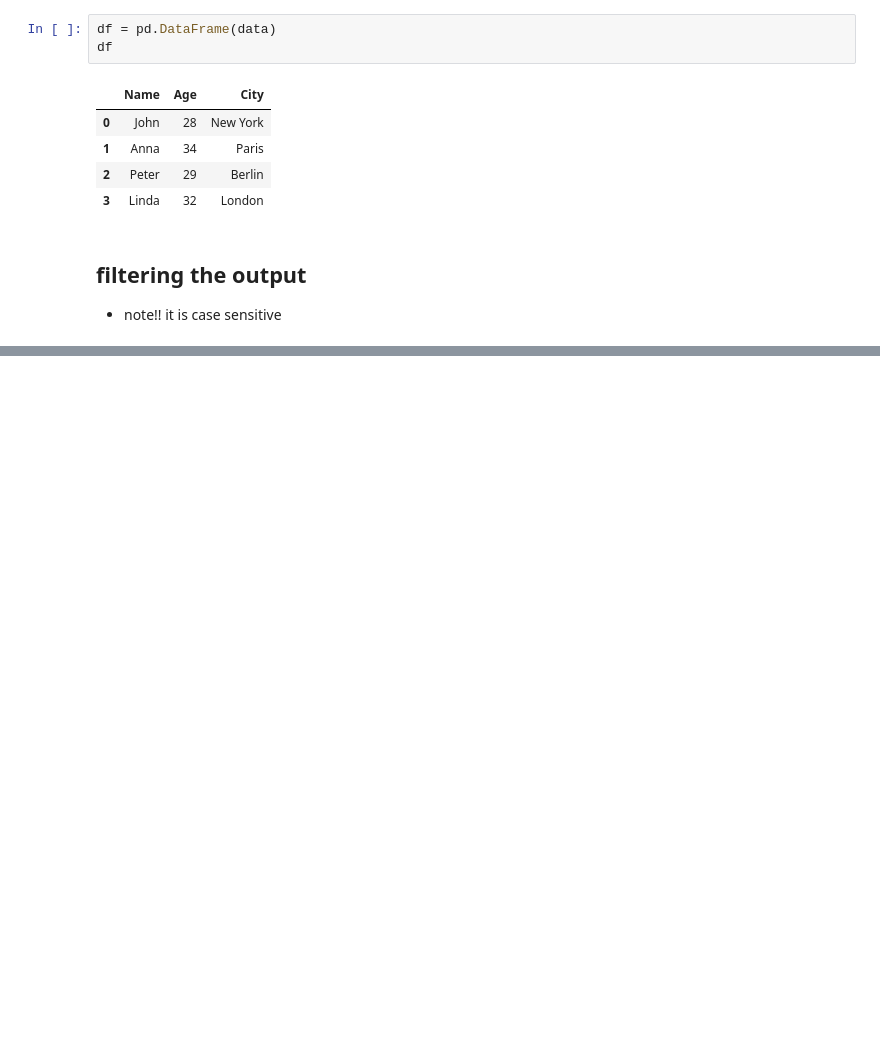
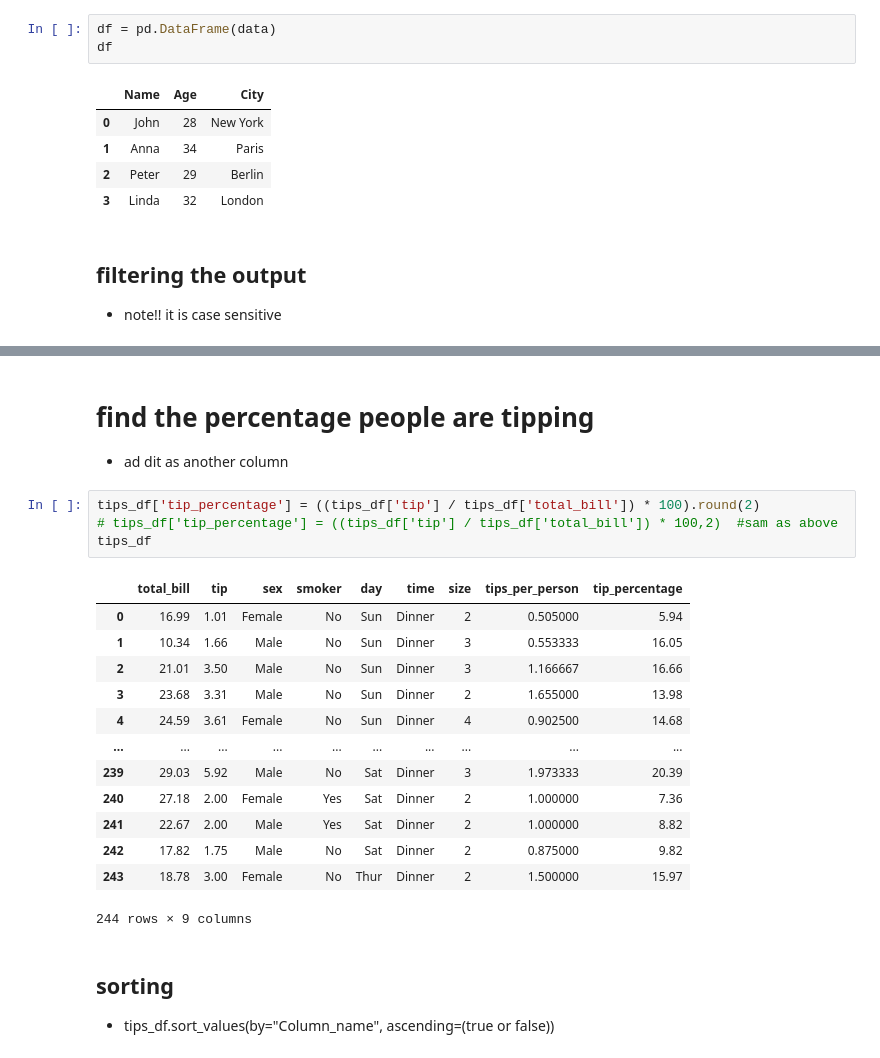
Before and after one commit to Thatom28/Python_Module, a Jupyter notebook: day_16_pandas.ipynb, the cells around one changed output, grey strips where cells are left out. Drawn from its saved outputs; the diff is of its cells as text; blank space fills up the shorter version.

```diff
--- a/day_16_pandas.ipynb
+++ b/day_16_pandas.ipynb
@@ -70,0 +208,24 @@ Name: Name, dtype: object
+# %% [markdown]
+# find the percentage people are tipping
+- ad dit as another column
+# %%
+tips_df['tip_percentage'] = ((tips_df['tip'] / tips_df['total_bill']) * 100).round(2)
+# tips_df['tip_percentage'] = ((tips_df['tip'] / tips_df['total_bill']) * 100,2)  #sam as above
+tips_df
+# %% [output]
+|  | total_bill | tip | sex | smoker | day | time | size | tips_per_person | tip_percentage |
+| 0 | 16.99 | 1.01 | Female | No | Sun | Dinner | 2 | 0.505000 | 5.94 |
+| 1 | 10.34 | 1.66 | Male | No | Sun | Dinner | 3 | 0.553333 | 16.05 |
+| 2 | 21.01 | 3.50 | Male | No | Sun | Dinner | 3 | 1.166667 | 16.66 |
+| 3 | 23.68 | 3.31 | Male | No | Sun | Dinner | 2 | 1.655000 | 13.98 |
+| 4 | 24.59 | 3.61 | Female | No | Sun | Dinner | 4 | 0.902500 | 14.68 |
+| ... | ... | ... | ... | ... | ... | ... | ... | ... | ... |
+| 239 | 29.03 | 5.92 | Male | No | Sat | Dinner | 3 | 1.973333 | 20.39 |
+| 240 | 27.18 | 2.00 | Female | Yes | Sat | Dinner | 2 | 1.000000 | 7.36 |
+| 241 | 22.67 | 2.00 | Male | Yes | Sat | Dinner | 2 | 1.000000 | 8.82 |
+| 242 | 17.82 | 1.75 | Male | No | Sat | Dinner | 2 | 0.875000 | 9.82 |
+| 243 | 18.78 | 3.00 | Female | No | Thur | Dinner | 2 | 1.500000 | 15.97 |
+244 rows × 9 columns
+# %% [markdown]
+## sorting
+- tips_df.sort_values(by="Column_name", ascending=(true or false))
```
Also changed, not shown: parts of 65 cells of this notebook, 17 other files.
